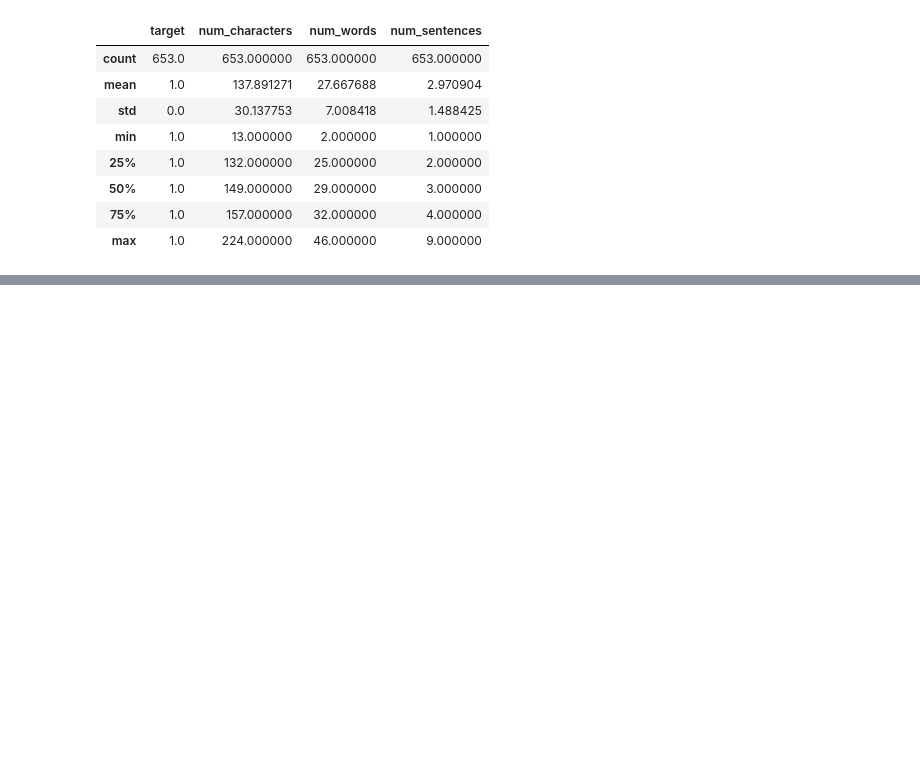
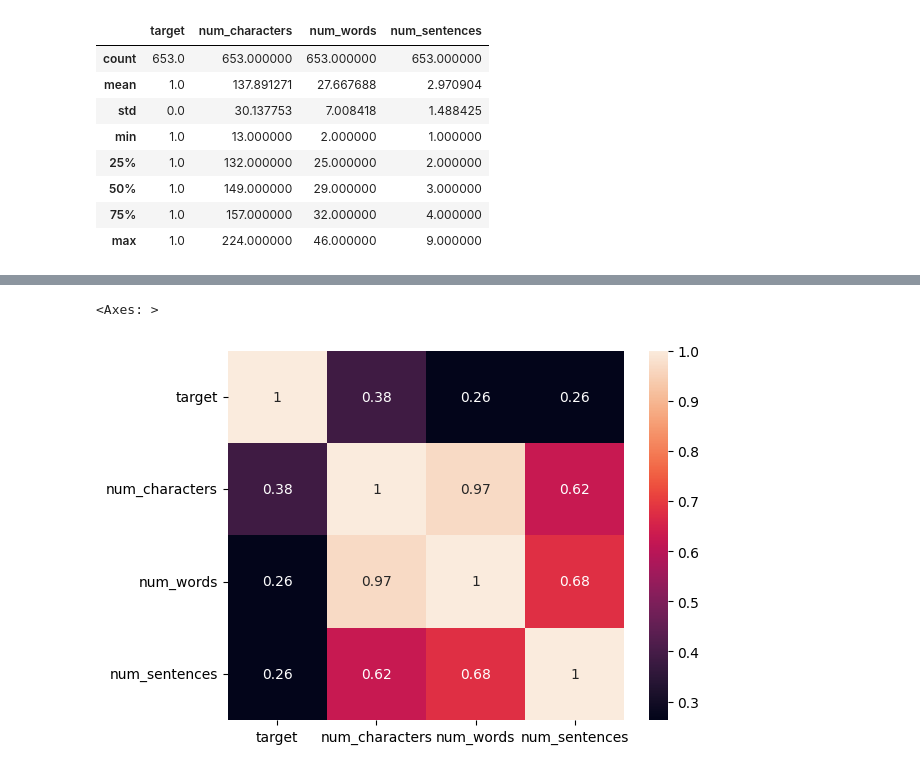
Before and after one commit to itzuditsharma/Sentiment-Analysis-Alexa, a Jupyter notebook: Email_Spam_Classification/process.ipynb, the cells around one changed output, grey strips where cells are left out. Saved outputs shown, nothing was run; the diff lists cells and outputs as text; code cells hidden in the pictures; blank space fills up the shorter version.

```diff
--- a/Email_Spam_Classification/process.ipynb
+++ b/Email_Spam_Classification/process.ipynb
@@ -241,0 +261,5 @@ import seaborn as sns
+# %%
+sns.heatmap(df.corr(numeric_only=True), annot=True)
+# %% [output]
+<Axes: >
+[figure, added]
```
Also changed, not shown: parts of 3 cells of this notebook.
